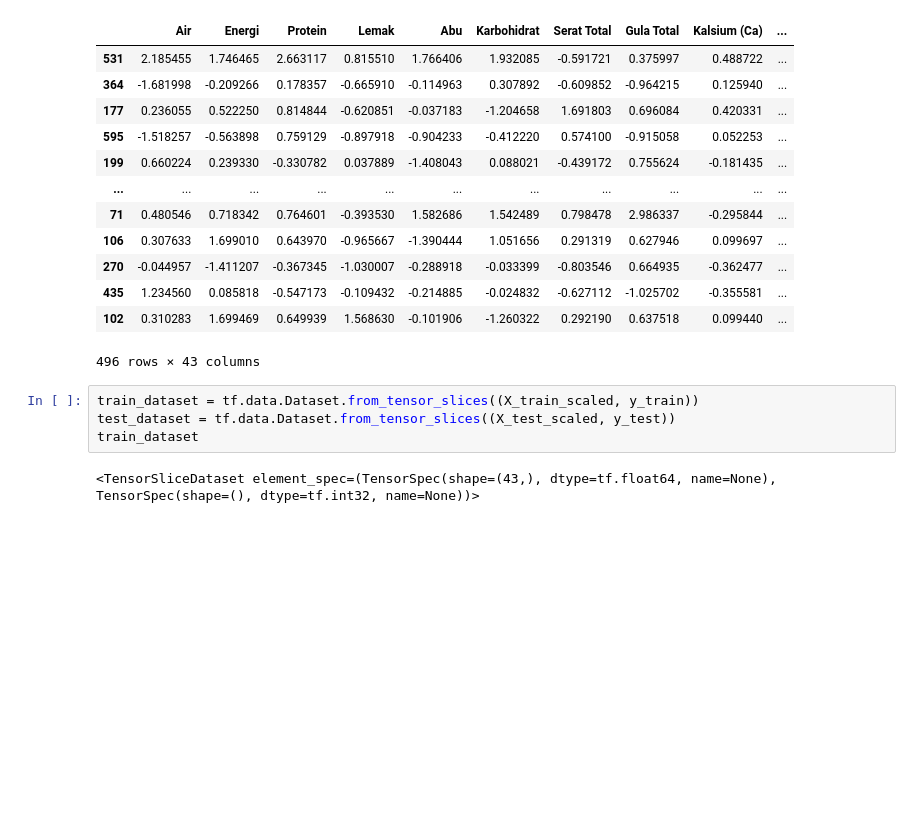
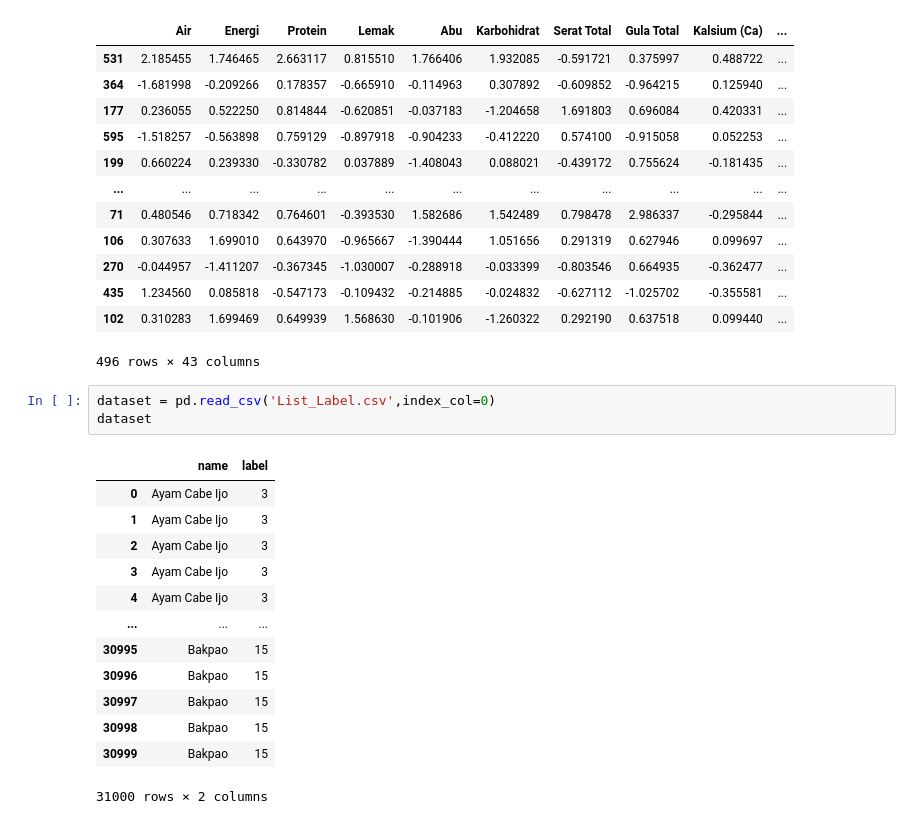
Before and after one commit to CH2-PS287/ML_Food-Recommendation, a Jupyter notebook: Model.ipynb, the cells around one changed output. Saved outputs shown, nothing was run; the diff lists cells and outputs as text; blank space fills up the shorter version.

```diff
--- a/Model.ipynb
+++ b/Model.ipynb
@@ -83,9 +84,20 @@ X_train_scaled
 | 435 | 1.234560 | 0.085818 | -0.547173 | -0.109432 | -0.214885 | -0.024832 | -0.627112 | -1.025702 | -0.355581 | ... |
 | 102 | 0.310283 | 1.699469 | 0.649939 | 1.568630 | -0.101906 | -1.260322 | 0.292190 | 0.637518 | 0.099440 | ... |
 496 rows × 43 columns
-# %%
-train_dataset = tf.data.Dataset.from_tensor_slices((X_train_scaled, y_train))
-test_dataset = tf.data.Dataset.from_tensor_slices((X_test_scaled, y_test))
-train_dataset
-# %% [output]
-<TensorSliceDataset element_spec=(TensorSpec(shape=(43,), dtype=tf.float64, name=None), TensorSpec(shape=(), dtype=tf.int32, name=None))>
+# %%
+dataset = pd.read_csv('List_Label.csv',index_col=0)
+dataset
+# %% [output]
+|  | name | label |
+| 0 | Ayam Cabe Ijo | 3 |
+| 1 | Ayam Cabe Ijo | 3 |
+| 2 | Ayam Cabe Ijo | 3 |
+| 3 | Ayam Cabe Ijo | 3 |
+| 4 | Ayam Cabe Ijo | 3 |
+| ... | ... | ... |
+| 30995 | Bakpao | 15 |
+| 30996 | Bakpao | 15 |
+| 30997 | Bakpao | 15 |
+| 30998 | Bakpao | 15 |
+| 30999 | Bakpao | 15 |
+31000 rows × 2 columns
```
Also changed, not shown: parts of 6 cells of this notebook.
